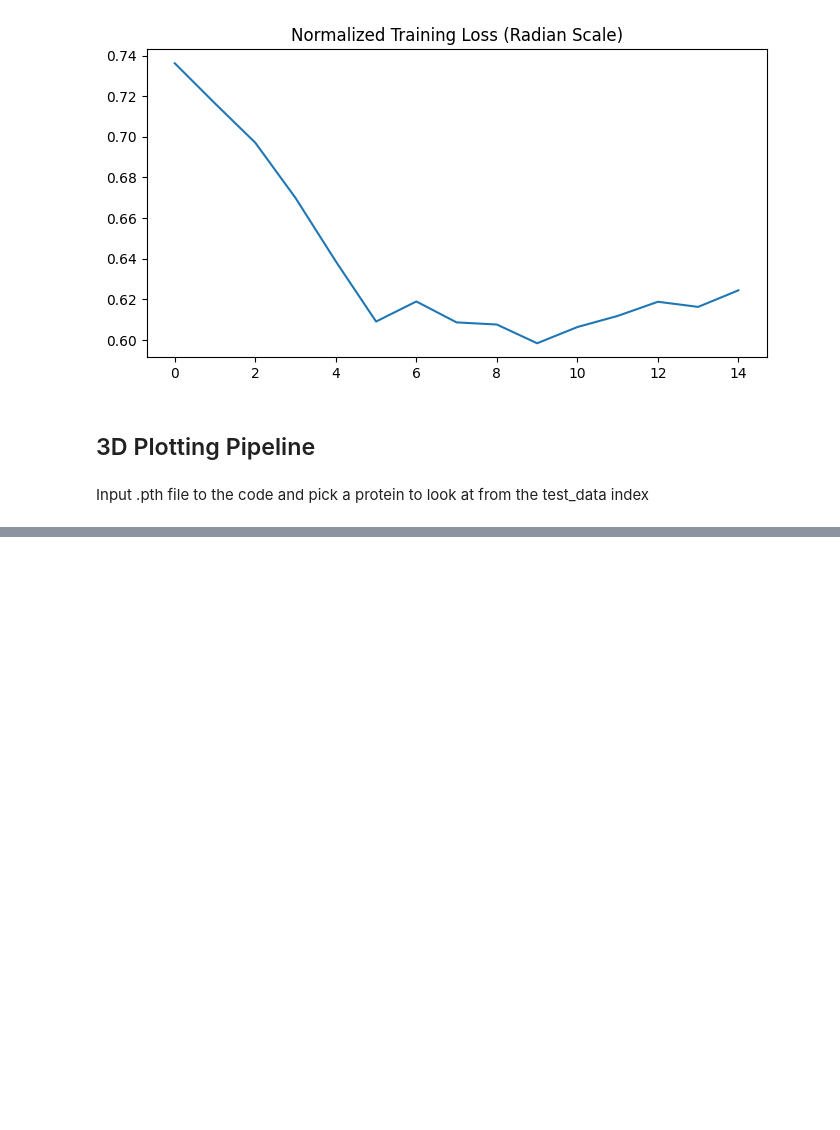
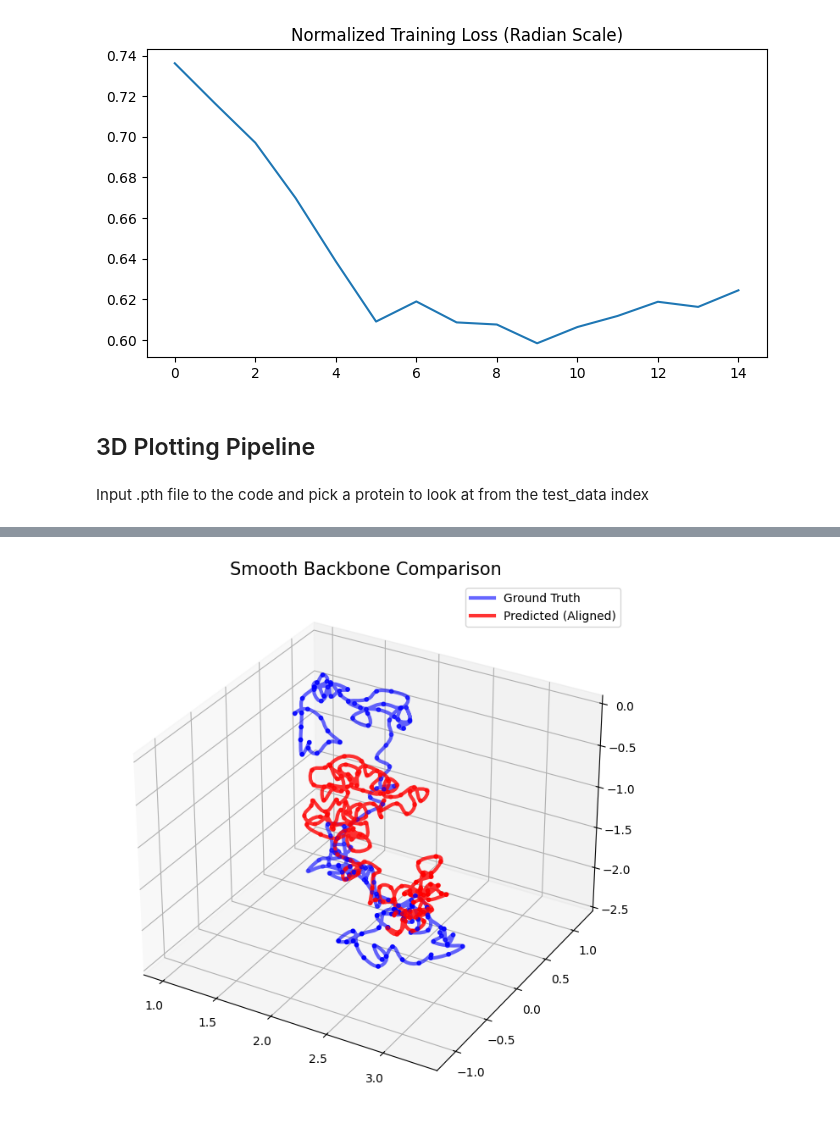
Before and after one commit to SebastianSeljak/Protein_Flow_Matching, a Jupyter notebook: pdb_loading.ipynb, the cells around one changed output, grey strips where cells are left out. Saved outputs shown, nothing was run; the diff lists cells and outputs as text; code cells hidden in the pictures; blank space fills up the shorter version.

```diff
--- a/pdb_loading.ipynb
+++ b/pdb_loading.ipynb
@@ -441,0 +489,58 @@ Generating prediction for Protein ID: 986...
+# %%
+from scipy.interpolate import interp1d
+
+def compare_3d_ribbon(gt_angles, pred_angles, title="Smooth Backbone Comparison"):
+    """Plots a smooth ribbon-like curve through C-alpha atoms"""
+    # 1. Generate Coordinates
+    gt_coords = torsion_to_cartesian(torch.rad2deg(gt_angles[:, 0].unsqueeze(0)), torch.rad2deg(gt_angles[:, 1].unsqueeze(0)))
+    pred_coords = torsion_to_cartesian(torch.rad2deg(pred_angles[:, 0].unsqueeze(0)), torch.rad2deg(pred_angles[:, 1].unsqueeze(0)))
+
+    # 2. Align
+    pred_coords_aligned = kabsch_alignment(pred_coords, gt_coords)
+
+    # 3. Extract ONLY C-alpha atoms (every 3rd atom starting from index 1: 1, 4, 7...)
+    gt_ca = gt_coords.squeeze(0)[1::3].cpu().numpy()
+    pred_ca = pred_coords_aligned.squeeze(0)[1::3].cpu().numpy()
+
+    def smooth_coords(coords, factor=5):
+        """Creates a smooth curve through the points using spline interpolation"""
+        x = np.arange(len(coords))
+        new_x = np.linspace(0, len(coords)-1, len(coords) * factor)
+
+        splines = [interp1d(x, coords[:, i], kind='quadratic') for i in range(3)]
+        return np.vstack([s(new_x) for s in splines]).T
+
+    gt_smooth = smooth_coords(gt_ca)
+    pred_smooth = smooth_coords(pred_ca)
+
+    # 4. Plot
+    fig = plt.figure(figsize=(15, 8))
+    ax = fig.add_subplot(111, projection='3d')
+
+    # Plot Ground Truth in Blue
+    ax.plot(gt_smooth[:, 0], gt_smooth[:, 1], gt_smooth[:, 2], 'b-', linewidth=3, label="Ground Truth", alpha=0.6)
+    # Plot Predicted in Red
+    ax.plot(pred_smooth[:, 0], pred_smooth[:, 1], pred_smooth[:, 2], 'r-', linewidth=3, label="Predicted (Aligned)", alpha=0.8)
+
+    # Add dots for C-alpha positions
+    ax.scatter(gt_ca[:, 0], gt_ca[:, 1], gt_ca[:, 2], color='blue', s=10)
+    ax.scatter(pred_ca[:, 0], pred_ca[:, 1], pred_ca[:, 2], color='red', s=10)
+
+    # Styling
+    ax.set_title(title, fontsize=15)
+    ax.legend()
+
+    # Sync scale
+    all_pts = np.concatenate([gt_ca, pred_ca])
+    max_range = np.ptp(all_pts, axis=0).max() / 2.0
+    mid = np.mean(all_pts, axis=0)
+    ax.set_xlim(mid[0]-max_range, mid[0]+max_range); ax.set_ylim(mid[1]-max_range, mid[1]+max_range); ax.set_zlim(mid[2]-max_range, mid[2]+max_range)
+
+    plt.show()
+
+# --- Re-run Execution ---
+sample = get_sample(df, 1)
+pred_angles = sample_structure(model, sample['seq'])
+compare_3d_ribbon(sample['angles'], pred_angles)
+# %% [output]
+[figure, added]
```
Also changed, not shown: parts of 1 cell of this notebook, 3 other files.
